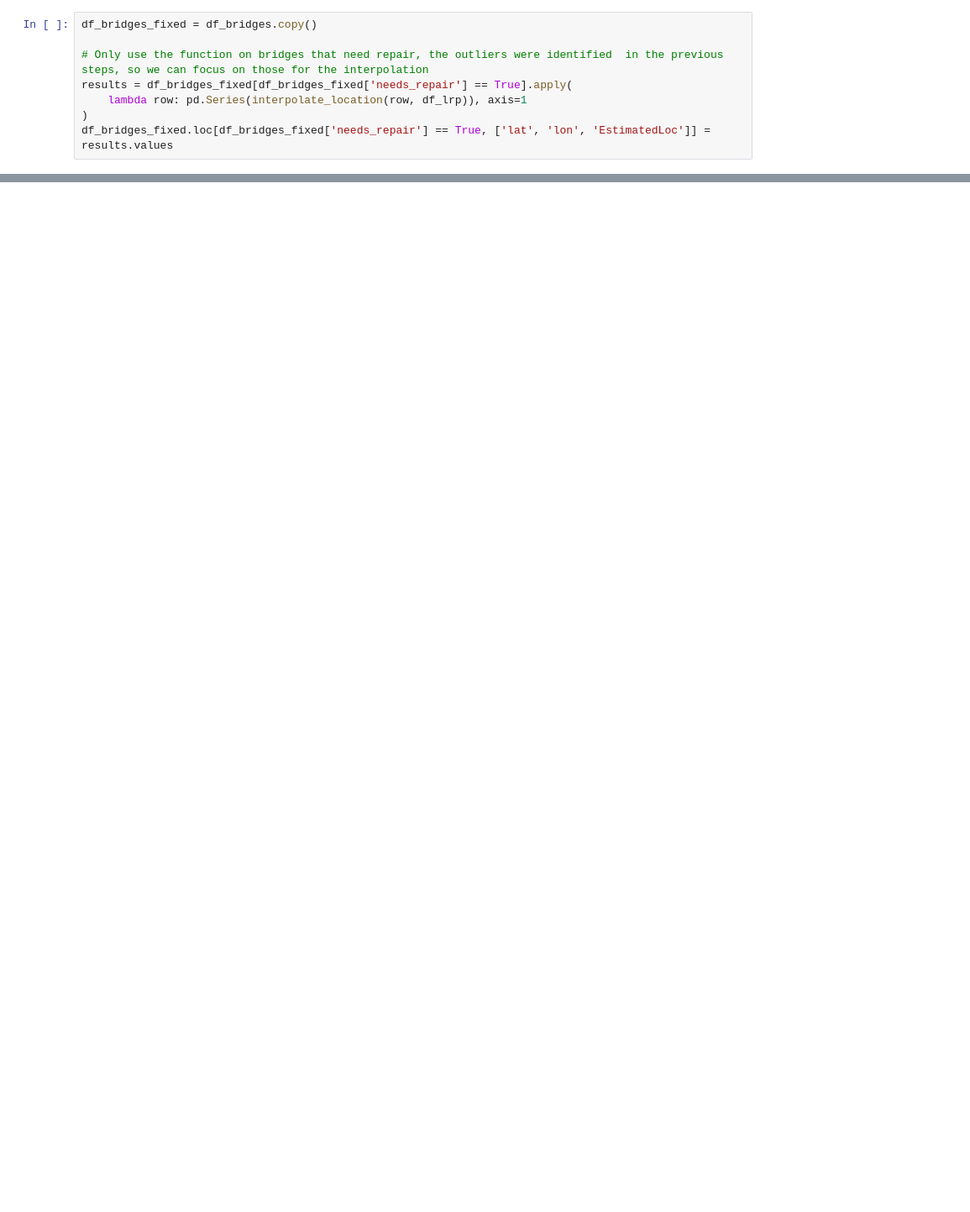
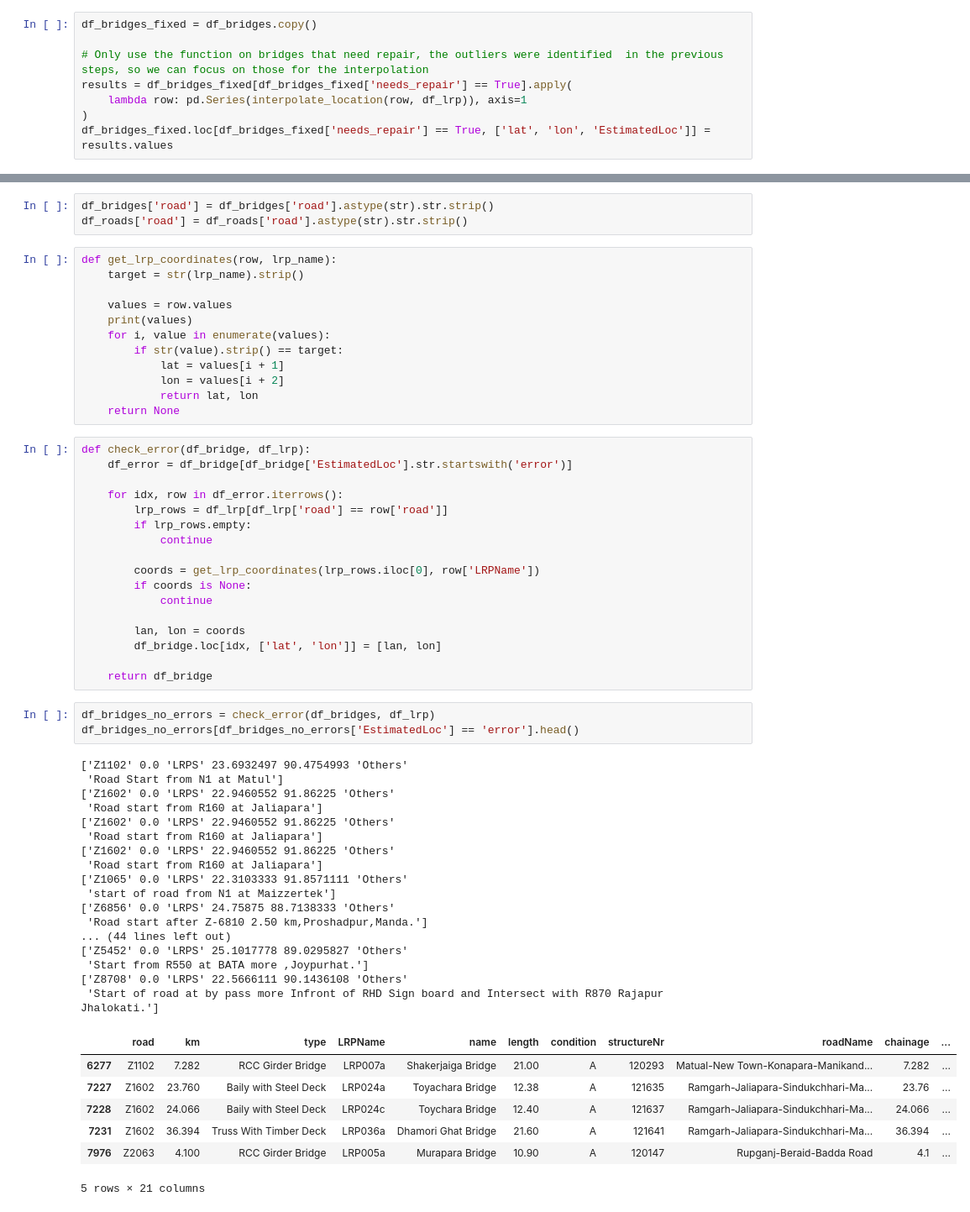
Before and after one commit to nielsvdd42/EPA133A-Advanced-Simulation-Group-1, a Jupyter notebook: Assignment 1/EPA133a-G01-A1/notebook/bridges_test.ipynb, the cells around one changed output, grey strips where cells are left out. Shown at 84% size. Drawn from its saved outputs; the diff is of its cells as text; blank space fills up the shorter version.

```diff
--- a/Assignment 1/EPA133a-G01-A1/notebook/bridges_test.ipynb
+++ b/Assignment 1/EPA133a-G01-A1/notebook/bridges_test.ipynb
@@ -110,0 +253,60 @@ df_bridges[df_bridges['needs_repair'] == True]['type'].value_counts()
+# %%
+df_bridges['road'] = df_bridges['road'].astype(str).str.strip()
+df_roads['road'] = df_roads['road'].astype(str).str.strip()
+# %%
+def get_lrp_coordinates(row, lrp_name):
+    target = str(lrp_name).strip()
+
+    values = row.values
+    print(values)
+    for i, value in enumerate(values):
+        if str(value).strip() == target:
+            lat = values[i + 1]
+            lon = values[i + 2]
+            return lat, lon
+    return None
+# %%
+def check_error(df_bridge, df_lrp):
+    df_error = df_bridge[df_bridge['EstimatedLoc'].str.startswith('error')]
+
+    for idx, row in df_error.iterrows():
+        lrp_rows = df_lrp[df_lrp['road'] == row['road']]
+        if lrp_rows.empty:
+            continue
+
+        coords = get_lrp_coordinates(lrp_rows.iloc[0], row['LRPName'])
+        if coords is None:
+            continue
+
+        lan, lon = coords
+        df_bridge.loc[idx, ['lat', 'lon']] = [lan, lon]
+
+    return df_bridge
+# %%
+df_bridges_no_errors = check_error(df_bridges, df_lrp)
+df_bridges_no_errors[df_bridges_no_errors['EstimatedLoc'] == 'error'].head()
+# %% [output]
+['Z1102' 0.0 'LRPS' 23.6932497 90.4754993 'Others'
+ 'Road Start from N1 at Matul']
+['Z1602' 0.0 'LRPS' 22.9460552 91.86225 'Others'
+ 'Road start from R160 at Jaliapara']
+['Z1602' 0.0 'LRPS' 22.9460552 91.86225 'Others'
+ 'Road start from R160 at Jaliapara']
+['Z1602' 0.0 'LRPS' 22.9460552 91.86225 'Others'
+ 'Road start from R160 at Jaliapara']
+['Z1065' 0.0 'LRPS' 22.3103333 91.8571111 'Others'
+ 'start of road from N1 at Maizzertek']
+['Z6856' 0.0 'LRPS' 24.75875 88.7138333 'Others'
+ 'Road start after Z-6810 2.50 km,Proshadpur,Manda.']
+... (44 lines left out)
+['Z5452' 0.0 'LRPS' 25.1017778 89.0295827 'Others'
+ 'Start from R550 at BATA more ,Joypurhat.']
+['Z8708' 0.0 'LRPS' 22.5666111 90.1436108 'Others'
+ 'Start of road at by pass more Infront of RHD Sign board and Intersect with R870 Rajapur Jhalokati.']
+|  | road | km | type | LRPName | name | length | condition | structureNr | roadName | chainage | ... |
+| 6277 | Z1102 | 7.282 | RCC Girder Bridge | LRP007a | Shakerjaiga Bridge | 21.00 | A | 120293 | Matual-New Town-Konapara-Manikand... | 7.282 | ... |
+| 7227 | Z1602 | 23.760 | Baily with Steel Deck | LRP024a | Toyachara Bridge | 12.38 | A | 121635 | Ramgarh-Jaliapara-Sindukchhari-Ma... | 23.76 | ... |
+| 7228 | Z1602 | 24.066 | Baily with Steel Deck | LRP024c | Toychara Bridge | 12.40 | A | 121637 | Ramgarh-Jaliapara-Sindukchhari-Ma... | 24.066 | ... |
+| 7231 | Z1602 | 36.394 | Truss With Timber Deck | LRP036a | Dhamori Ghat Bridge | 21.60 | A | 121641 | Ramgarh-Jaliapara-Sindukchhari-Ma... | 36.394 | ... |
+| 7976 | Z2063 | 4.100 | RCC Girder Bridge | LRP005a | Murapara Bridge | 10.90 | A | 120147 | Rupganj-Beraid-Badda Road | 4.1 | ... |
+5 rows × 21 columns
```
Also changed, not shown: parts of 29 cells of this notebook, 1 other file.
